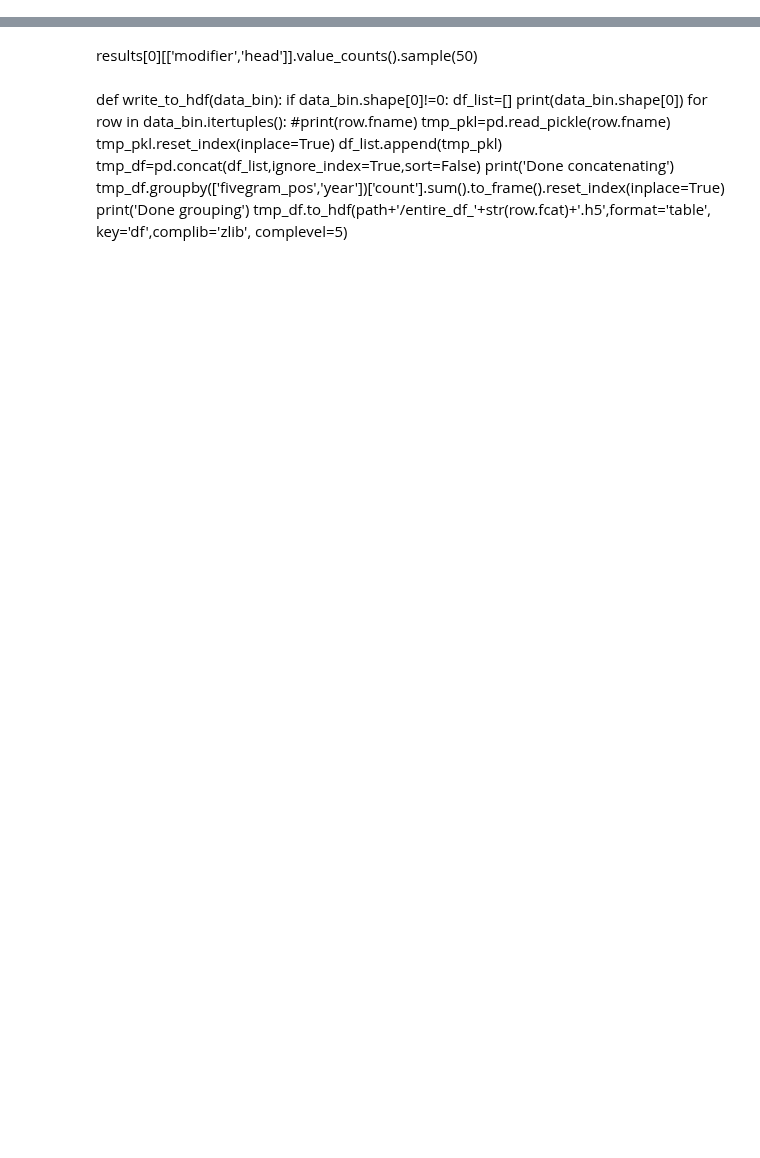
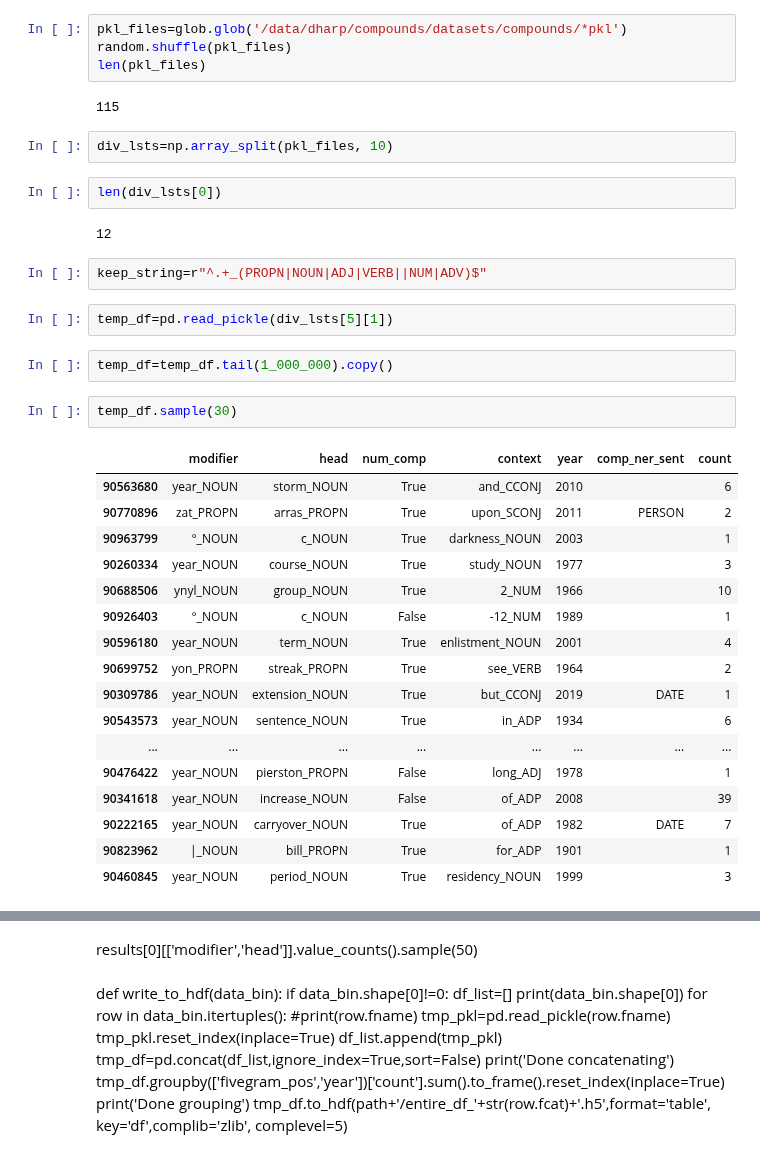
Before and after one commit to prajitdhar/Compounding, a Jupyter notebook: Pickle_Files_Combiner.ipynb, the cells around one changed output, grey strips where cells are left out. Cells and saved outputs as stored; diff of their text form; blank space fills up the shorter version.

```diff
--- a/Pickle_Files_Combiner.ipynb
+++ b/Pickle_Files_Combiner.ipynb
@@ -18,0 +26,38 @@ for filename in glob.glob(path+'*pkl'):
+# %%
+pkl_files=glob.glob('/data/dharp/compounds/datasets/compounds/*pkl')
+random.shuffle(pkl_files)
+len(pkl_files)
+# %% [output]
+115
+# %%
+div_lsts=np.array_split(pkl_files, 10)
+# %%
+len(div_lsts[0])
+# %% [output]
+12
+# %%
+keep_string=r"^.+_(PROPN|NOUN|ADJ|VERB||NUM|ADV)$"
+# %%
+temp_df=pd.read_pickle(div_lsts[5][1])
+# %%
+temp_df=temp_df.tail(1_000_000).copy()
+# %%
+temp_df.sample(30)
+# %% [output]
+|  | modifier | head | num_comp | context | year | comp_ner_sent | count |
+| 90563680 | year_NOUN | storm_NOUN | True | and_CCONJ | 2010 |  | 6 |
+| 90770896 | zat_PROPN | arras_PROPN | True | upon_SCONJ | 2011 | PERSON | 2 |
+| 90963799 | °_NOUN | c_NOUN | True | darkness_NOUN | 2003 |  | 1 |
+| 90260334 | year_NOUN | course_NOUN | True | study_NOUN | 1977 |  | 3 |
+| 90688506 | ynyl_NOUN | group_NOUN | True | 2_NUM | 1966 |  | 10 |
+| 90926403 | °_NOUN | c_NOUN | False | -12_NUM | 1989 |  | 1 |
+| 90596180 | year_NOUN | term_NOUN | True | enlistment_NOUN | 2001 |  | 4 |
+| 90699752 | yon_PROPN | streak_PROPN | True | see_VERB | 1964 |  | 2 |
+| 90309786 | year_NOUN | extension_NOUN | True | but_CCONJ | 2019 | DATE | 1 |
+| 90543573 | year_NOUN | sentence_NOUN | True | in_ADP | 1934 |  | 6 |
+| ... | ... | ... | ... | ... | ... | ... | ... |
+| 90476422 | year_NOUN | pierston_PROPN | False | long_ADJ | 1978 |  | 1 |
+| 90341618 | year_NOUN | increase_NOUN | False | of_ADP | 2008 |  | 39 |
+| 90222165 | year_NOUN | carryover_NOUN | True | of_ADP | 1982 | DATE | 7 |
+| 90823962 | |_NOUN | bill_PROPN | True | for_ADP | 1901 |  | 1 |
+| 90460845 | year_NOUN | period_NOUN | True | residency_NOUN | 1999 |  | 3 |
```
Also changed, not shown: parts of 36 cells of this notebook, 51 other files.
